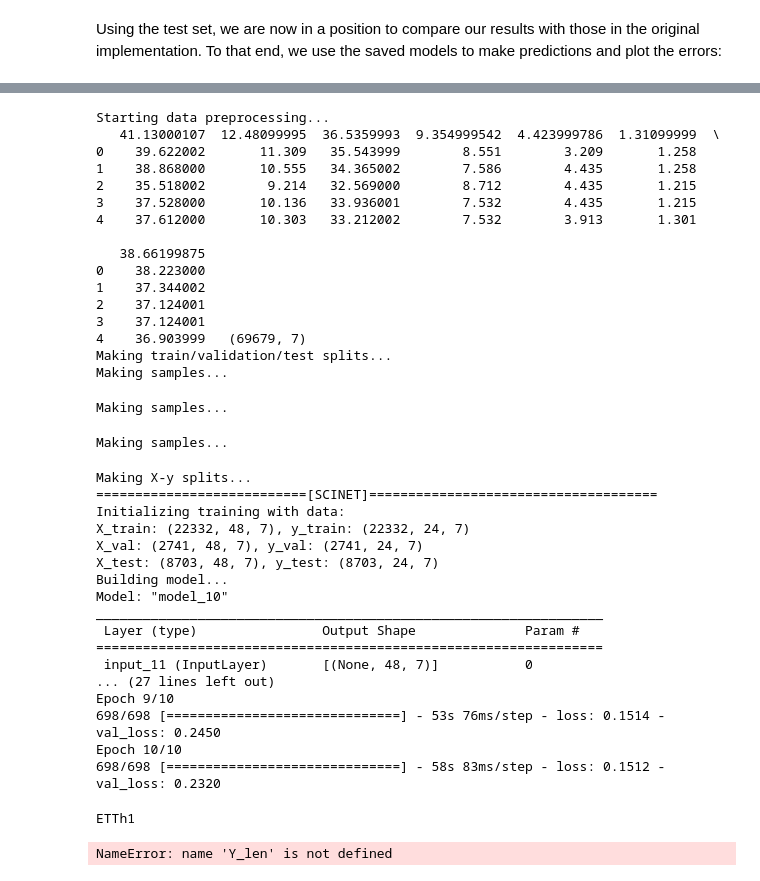
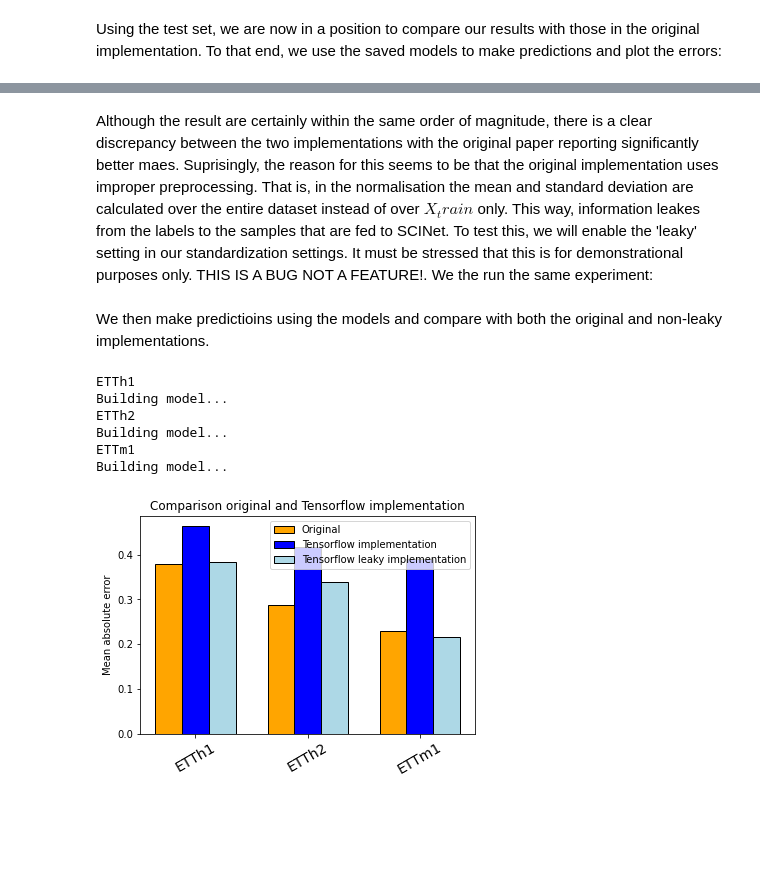
Before and after one commit to HiddeKanger/SCINet, a Jupyter notebook: exp/reprod/reprod_experiments.ipynb, the cells around one changed output, grey strips where cells are left out. Drawn from its saved outputs; the diff is of its cells as text; code cells hidden in the pictures; blank space fills up the shorter version.

Commit message:
cleaned up reprod

```diff
--- a/exp/reprod/reprod_experiments.ipynb
+++ b/exp/reprod/reprod_experiments.ipynb
@@ -204,15 +135,19 @@ Text(0.5, 1.0, 'Comparison original and Tensorflow implementation')
+# %% [markdown]
+Although the result are certainly within the same order of magnitude, there is a clear discrepancy between the two implementations with the original paper reporting significantly better maes. Suprisingly, the reason for this seems to be that the original implementation uses improper preprocessing. That is, in the normalisation the mean and standard deviation are calculated over the entire dataset instead of over $X_train$ only. This way, information leakes from the labels to the samples that are fed to SCINet. To test this, we will enable the 'leaky' setting in our standardization settings. It must be stressed that this is for demonstrational purposes only. THIS IS A BUG NOT A FEATURE!. We the run the same experiment:
 # %%
-from preprocess_data import preprocess
 from base.train_scinet import train_scinet
+from utils.preprocess_data import preprocess
 from utils.data_loading import load_data
 from utils.original import orig_param
 
-datasets = ['ETTm1']
+datasets = ['ETTh1','ETTh2','ETTm1']
 
 X_len = 48
 Y_len = 24
 
 pairs = ["HUFL", "HULL", "MUFL", "MULL", "LUFL", "LULL", "OT"]
+
+test_data_leaky = {}
 
 for dataset in datasets:
 
@@ -240,7 +175,11 @@ for dataset in datasets:
                         standardization_settings = standardization_settings
                         )
 
-    results = train_scinet(
+    test_data_leaky[dataset] = {'X_test': proc_results['X_test'], 'y_test':proc_results['y_test']}
+
+    train = False
+    if train:
+        results = train_scinet(
                     X_train = proc_results["X_train"],
                     y_train = proc_results["y_train"],
                     X_val = proc_results["X_val"],
@@ -261,74 +200,46 @@ for dataset in datasets:
                     learning_rate = orig_param[dataset]['lr_rate'],
                     probabilistic = False)
 
-    results[0].save_weights('exp/reprod/saved_models/model_leaky_{}_{}.h5'.format(dataset,orig_param[dataset]['epochs']))
+        results[0].save_weights('exp/reprod/saved_models/model_leaky_{}_{}.h5'.format(dataset,orig_param[dataset]['epochs']))
-# %% [output]
-Starting data preprocessing...
-   41.13000107  12.48099995  36.5359993  9.354999542  4.423999786  1.31099999  \
-0    39.622002       11.309   35.543999        8.551        3.209       1.258
-1    38.868000       10.555   34.365002        7.586        4.435       1.258
-2    35.518002        9.214   32.569000        8.712        4.435       1.215
-3    37.528000       10.136   33.936001        7.532        4.435       1.215
-4    37.612000       10.303   33.212002        7.532        3.913       1.301
-
-   38.66199875
-0    38.223000
-1    37.344002
-2    37.124001
-3    37.124001
-4    36.903999   (69679, 7)
-Making train/validation/test splits...
-Making samples...
-Making samples...
-Making samples...
-Making X-y splits...
-===========================[SCINET]=====================================
-Initializing training with data:
-X_train: (22332, 48, 7), y_train: (22332, 24, 7)
-X_val: (2741, 48, 7), y_val: (2741, 24, 7)
-X_test: (8703, 48, 7), y_test: (8703, 24, 7)
-Building model...
-Model: "model_10"
-_________________________________________________________________
- Layer (type)                Output Shape              Param #
-=================================================================
- input_11 (InputLayer)       [(None, 48, 7)]           0
-... (27 lines left out)
-Epoch 9/10
-698/698 [==============================] - 53s 76ms/step - loss: 0.1514 - val_loss: 0.2450
-Epoch 10/10
-698/698 [==============================] - 58s 83ms/step - loss: 0.1512 - val_loss: 0.2320
+# %% [markdown]
+We then make predictioins using the models and compare with both the original and non-leaky implementations.
 # %%
 from sklearn.metrics import mean_absolute_error as mae
 
 from base.SCINet import scinet_builder
 from utils.original import orig_maes
-
-import matplotlib.pyplot as plt
+from utils.plotting import plot_barplot_three
 
 maes_leaky = []
 
 datasets = ['ETTh1','ETTh2','ETTm1']
 
 for dataset in datasets:
 
     print(dataset)
 
     model = scinet_builder(
                     output_len=  [Y_len],
                     input_len = X_len,
                     output_dim = [proc_results["X_train"].shape[2]],
                     input_dim = proc_results["X_train"].shape[2],
                     selected_columns = None,
                     loss_weights = [1],
                     hid_size = orig_param[dataset]['hid_size'],
                     num_levels = orig_param[dataset]['num_levels'],
                     kernel = orig_param[dataset]['kernel_size'],
                     dropout = orig_param[dataset]['dropout'],
                     learning_rate = orig_param[dataset]['lr_rate'],)
     model.load_weights('exp/reprod/saved_models/model_leaky_{}_10.h5'.format(dataset))
-    prediction = model.predict(proc_results['X_test'])
-    maes_leaky.append(mae(prediction.flatten(), proc_results['y_test'].flatten()))
+    prediction = model.predict(test_data_leaky[dataset]['X_test'])
+    maes_leaky.append(mae(prediction.flatten(), test_data_leaky[dataset]['y_test'].flatten()))
+
+plot_barplot_three(datasets, orig_maes, maes, maes_leaky)
 # %% [output]
 ETTh1
+Building model...
+ETTh2
+Building model...
+ETTm1
+Building model...
-NameError: name 'Y_len' is not defined
+[figure, added]
```
Also changed, not shown: parts of 13 cells of this notebook, 12 other files.
